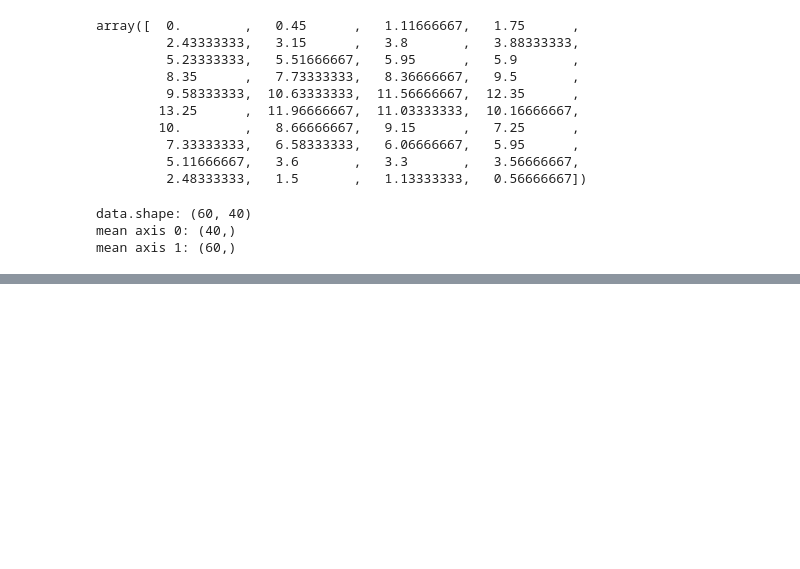
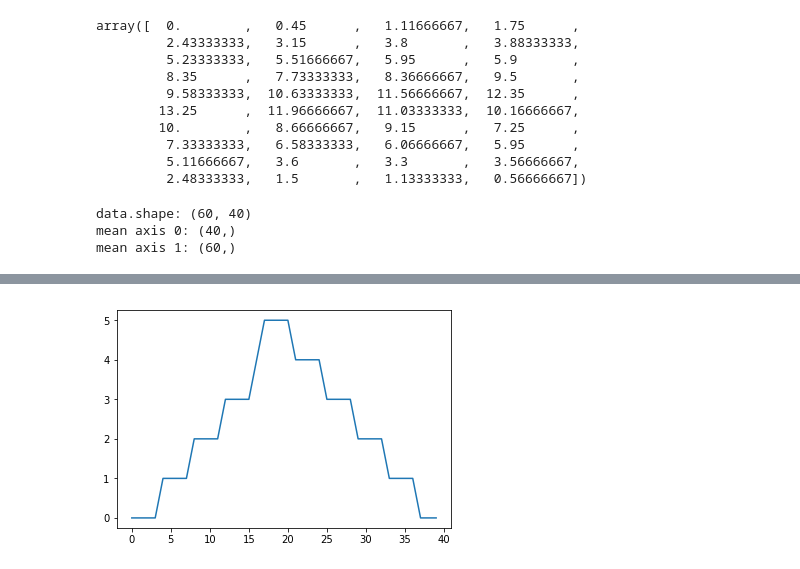
Before and after one commit to eugriner/python-novice-inflammation, a Jupyter notebook: data/Lesson1.ipynb, the cells around one changed output, grey strips where cells are left out. Cells and saved outputs as stored; diff of their text form; code cells hidden in the pictures; blank space fills up the shorter version.

```diff
--- a/data/Lesson1.ipynb
+++ b/data/Lesson1.ipynb
@@ -287,0 +317,6 @@ mean axis 1: (60,)
+# %%
+min_plot = matplotlib.pyplot.plot(data.min(axis=0))
+matplotlib.pyplot.show()
+matplotlib.pyplot.savefig("min_plot.png")
+# %% [output]
+[figure, added]
```
Also changed, not shown: parts of 8 cells of this notebook, 3 other files.
